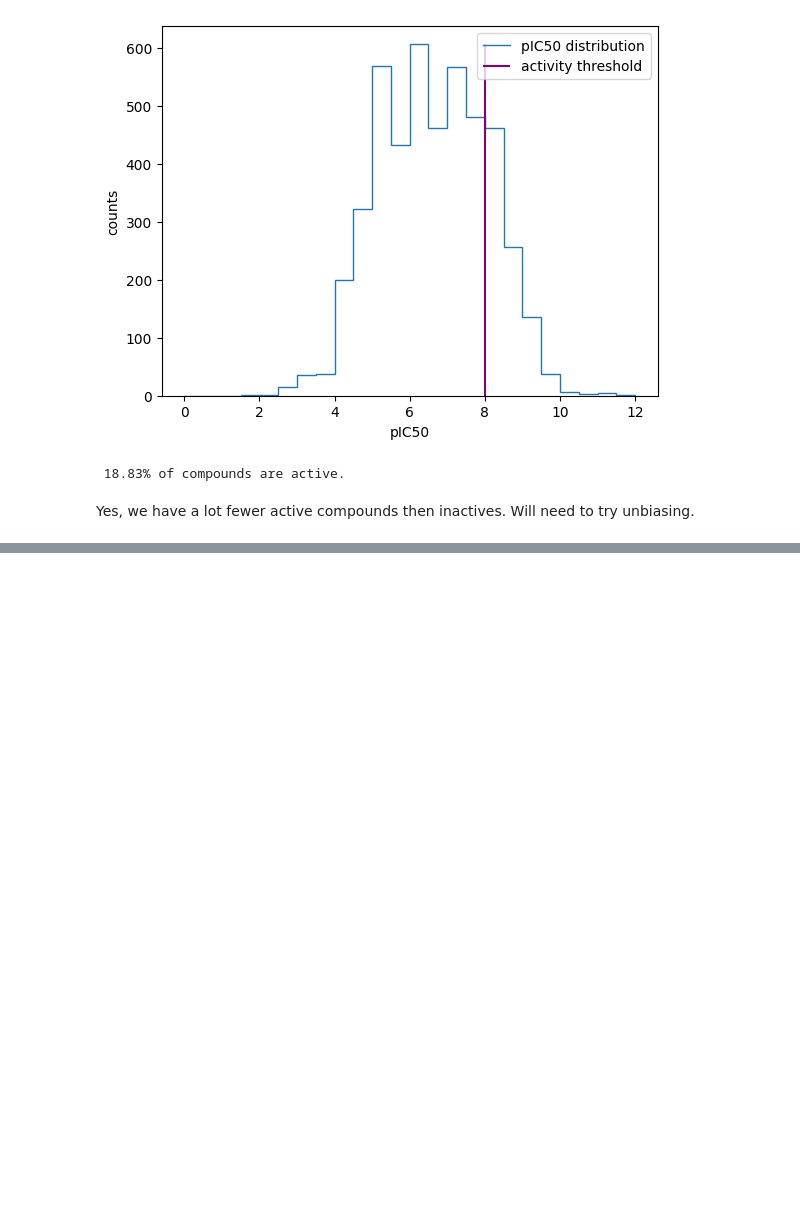
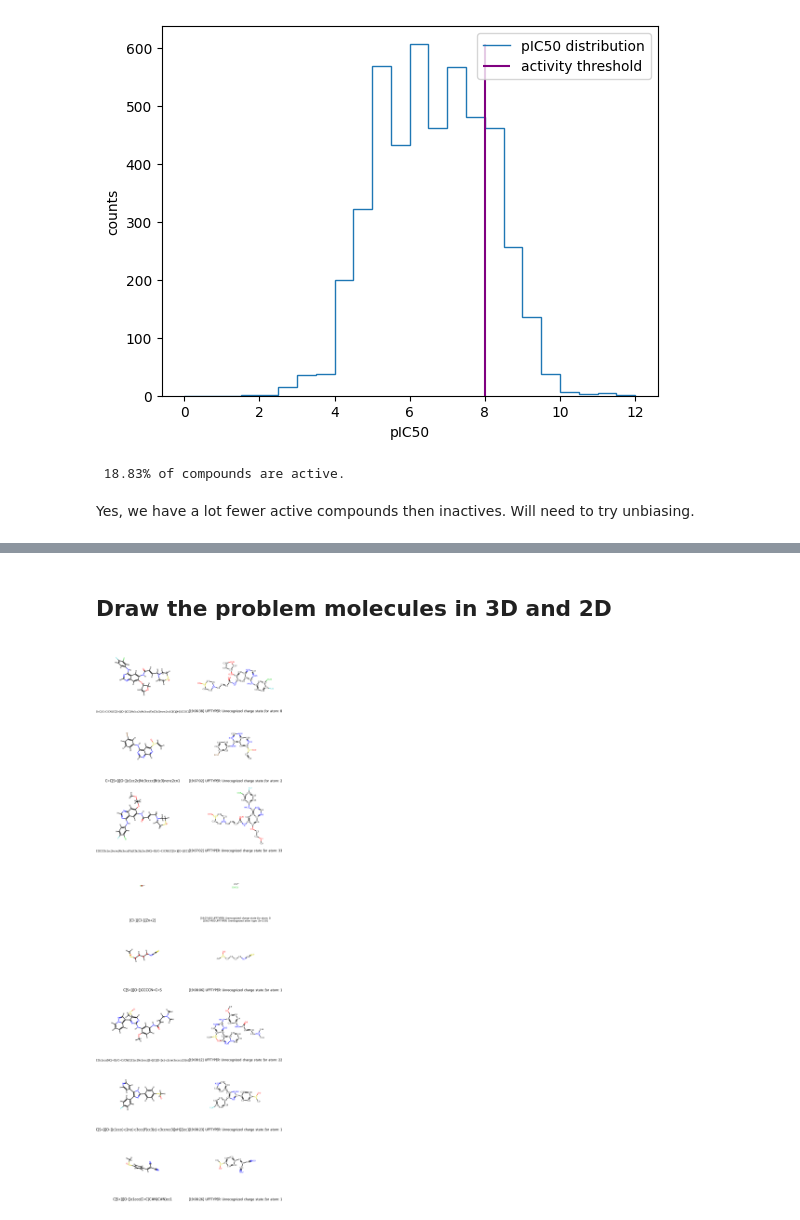
Before and after one commit to zetadin/EGFR_PIC50, a Jupyter notebook: Step1_DatasetExploration.ipynb, the cells around one changed output, grey strips where cells are left out. Saved outputs shown, nothing was run; the diff lists cells and outputs as text; code cells hidden in the pictures; blank space fills up the shorter version.

```diff
--- a/Step1_DatasetExploration.ipynb
+++ b/Step1_DatasetExploration.ipynb
@@ -90,0 +171,29 @@ Yes, we have a lot fewer active compounds then inactives. Will need to try unbia
+# %% [markdown]
+## Draw the problem molecules in 3D and 2D
+# %%
+toDraw=[]
+labels=[]
+for e,i in enumerate(problematic_molecules):
+    # make a 2D copy of the molecule for debugging
+    mol2D = Chem.MolFromSmiles(needed_info.iloc[i,0]) # smiles
+    # add atom labels to figure out which one produces the error
+    for atom in mol2D.GetAtoms():
+        atom.SetProp("molAtomMapNumber", str(atom.GetIdx()))
+
+    # also save to pdb for 3D visuzlization externally
+    with open(f"problem_mol_{i}.pdb", 'w') as of:
+        of.write(Chem.MolToPDBBlock(molecules[i]))
+
+    # show both 3D and 2D versions
+    toDraw.extend([molecules[i], mol2D])
+    # also show the error text and smiles
+    labels.extend([needed_info.iloc[i,0], problem_descrs[e]])
+
+del mol2D
+
+# draw the selected molecules
+Draw.MolsToGridImage(toDraw, legends=labels,
+                     molsPerRow=2,subImgSize=(400,300),
+                     maxMols=50)
+# %% [output]
+[figure, added]
```
Also changed, not shown: parts of 11 cells of this notebook, 1 other file.
